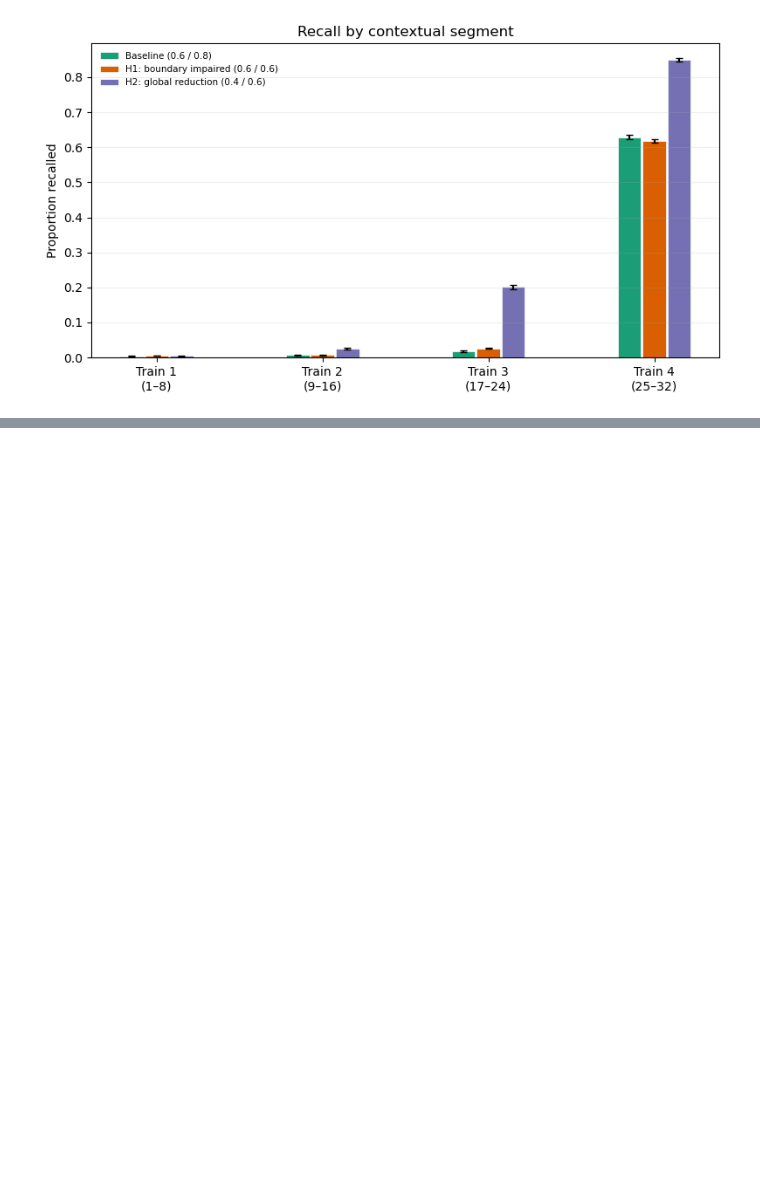
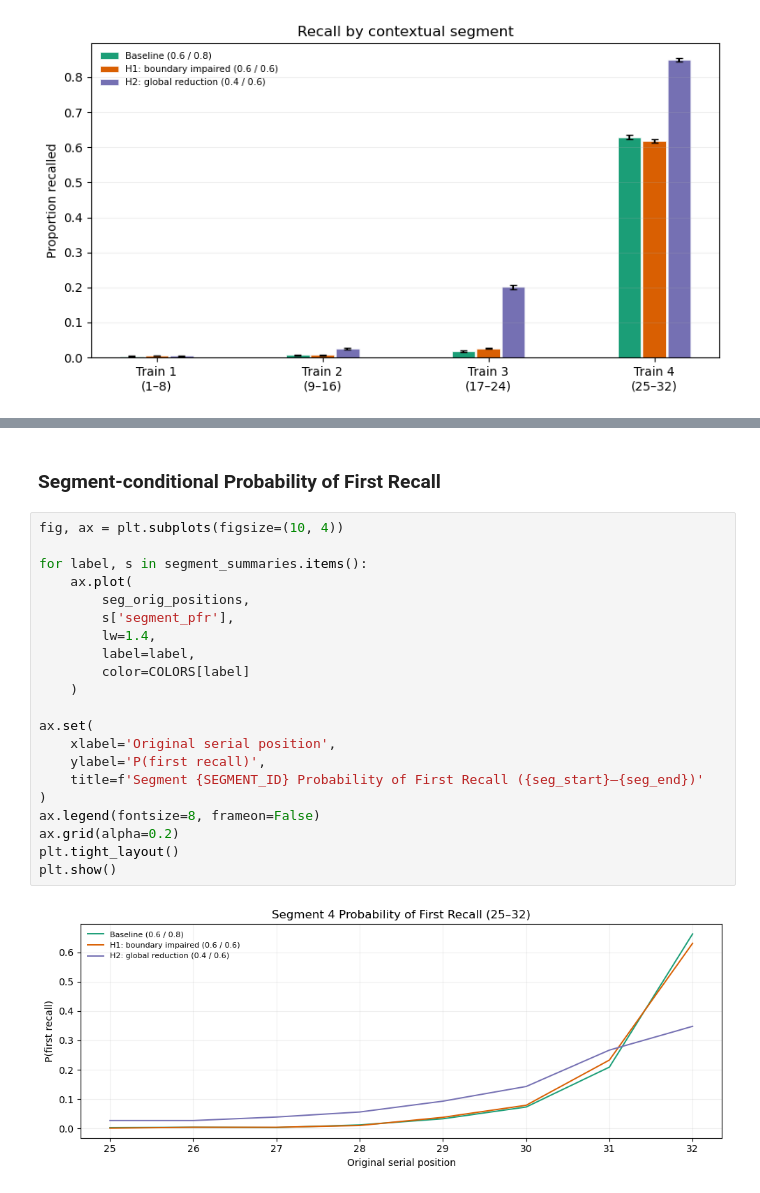
Before and after one commit to beaverjuly/PTSD_MemorySegmentation, a Jupyter notebook: external/CMR_SEM/CMR_boundary_sim/CMR_targeted_boundary_sim.ipynb, the cells around one changed output, grey strips where cells are left out. Saved outputs shown, nothing was run; the diff lists cells and outputs as text; blank space fills up the shorter version.

```diff
--- a/external/CMR_SEM/CMR_boundary_sim/CMR_targeted_boundary_sim.ipynb
+++ b/external/CMR_SEM/CMR_boundary_sim/CMR_targeted_boundary_sim.ipynb
@@ -444,0 +649,25 @@ plt.show()
+# %% [markdown]
+### Segment-conditional Probability of First Recall
+# %%
+fig, ax = plt.subplots(figsize=(10, 4))
+
+for label, s in segment_summaries.items():
+    ax.plot(
+        seg_orig_positions,
+        s['segment_pfr'],
+        lw=1.4,
+        label=label,
+        color=COLORS[label]
+    )
+
+ax.set(
+    xlabel='Original serial position',
+    ylabel='P(first recall)',
+    title=f'Segment {SEGMENT_ID} Probability of First Recall ({seg_start}–{seg_end})'
+)
+ax.legend(fontsize=8, frameon=False)
+ax.grid(alpha=0.2)
+plt.tight_layout()
+plt.show()
+# %% [output]
+[figure, added]
```
Also changed, not shown: parts of 33 cells of this notebook, 2 other files.
